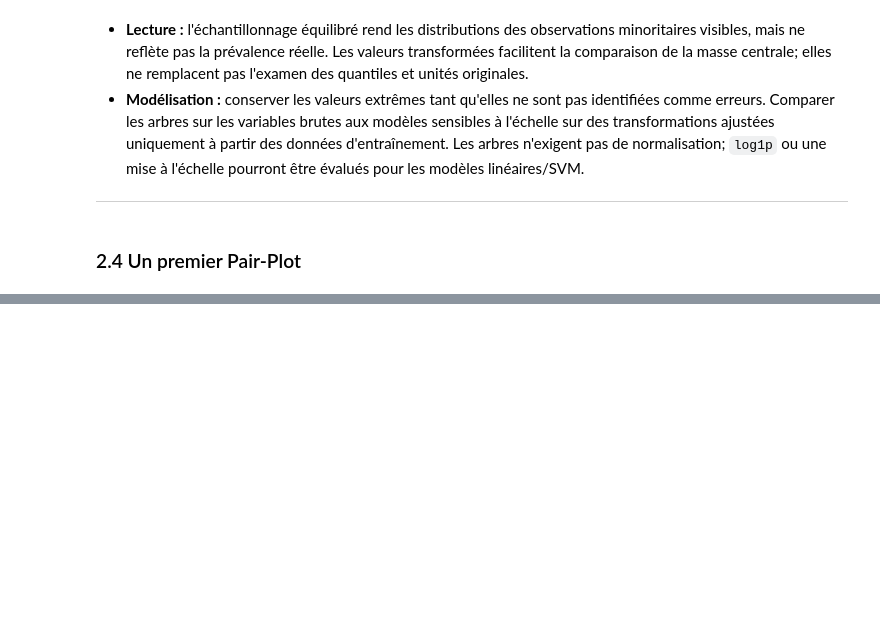
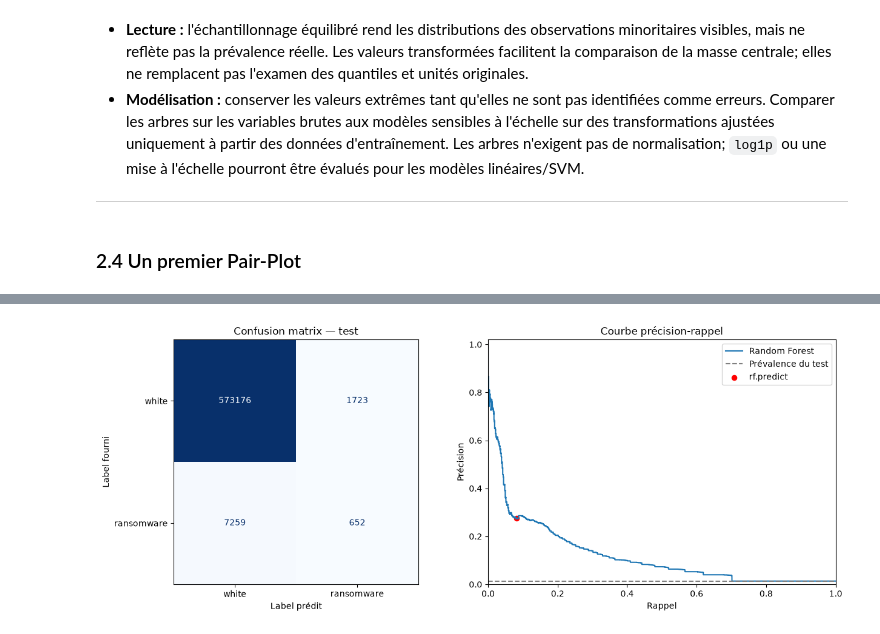
Before and after one commit to theo-mcl/ml-dm-bitcoin-heist, a Jupyter notebook: notebook.ipynb, the cells around one changed output, grey strips where cells are left out. Saved outputs shown, nothing was run; the diff lists cells and outputs as text; code cells hidden in the pictures; blank space fills up the shorter version.

Commit message:
random forest debut

```diff
--- a/notebook.ipynb
+++ b/notebook.ipynb
@@ -241,0 +428,19 @@ fn.pair_plot(df,
+# %%
+rf = RandomForestClassifier(
+    n_estimators=101,
+    criterion='entropy',
+    max_features='sqrt',
+    bootstrap=True,
+    class_weight=None,
+    random_state=42,
+    n_jobs=2,
+)
+rf.fit(Xtrain, ytrain)
+
+# Même score et même erreur de généralisation que dans le chapitre 12.
+print("Training score: %g" % rf.score(Xtrain, ytrain))
+print("Generalization score: %g" % rf.score(Xtest, ytest))
+print("Generalization error: %g" % (1. - rf.score(Xtest, ytest)))
+
+# Comparaison indispensable : prédire toujours white peut donner une accuracy élevée.
+print("Always-white score: %g" % np.mean(ytest == 0))
@@ -241,0 +464,59 @@ fn.pair_plot(df,
+# %%
+ypredict = rf.predict(Xtest)
+positive_column = int(np.flatnonzero(rf.classes_ == 1)[0])
+yproba = rf.predict_proba(Xtest)[:, positive_column]
+misclass = np.not_equal(ypredict, ytest)
+
+cm = confusion_matrix(ytest, ypredict, labels=[0, 1])
+TN, FP, FN, TP = cm.ravel()
+metrics = pd.Series({
+    "Accuracy": rf.score(Xtest, ytest),
+    "Précision (classe 1)": precision_score(ytest, ypredict, zero_division=0),
+    "Rappel (classe 1)": recall_score(ytest, ypredict, zero_division=0),
+    "F1 (classe 1)": f1_score(ytest, ypredict, zero_division=0),
+    "Average Precision": average_precision_score(ytest, yproba),
+    "Prévalence positive du test": ytest.mean(),
+    "FP / TP": FP / TP if TP else np.nan,
+    "TN": TN, "FP": FP, "FN": FN, "TP": TP,
+    "Nombre d'erreurs": int(misclass.sum()),
+}, name="Résultat")
+display(metrics.to_frame().round(4))
+
+# Rapport complet sous forme de tableau plutôt que texte tronqué.
+report = classification_report(
+    ytest, ypredict, labels=[0, 1],
+    target_names=["white (non signalé)", "ransomware signalé"],
+    output_dict=True, zero_division=0,
+)
+display(pd.DataFrame(report).T.round(4))
+
+fig, axes = plt.subplots(1, 2, figsize=(13, 5))
+ConfusionMatrixDisplay(cm, display_labels=["white", "ransomware"]).plot(
+    ax=axes[0], cmap="Blues", values_format="d", colorbar=False,
+)
+axes[0].set_title("Confusion matrix — test")
+axes[0].set_xlabel("Label prédit")
+axes[0].set_ylabel("Label fourni")
+precision, recall, thresholds = precision_recall_curve(ytest, yproba)
+axes[1].step(recall, precision, where="post", label="Random Forest")
+axes[1].axhline(ytest.mean(), color="gray", linestyle="--", label="Prévalence du test")
+axes[1].scatter(metrics["Rappel (classe 1)"], metrics["Précision (classe 1)"],
+                color="red", s=35, label="rf.predict")
+axes[1].set(xlabel="Rappel", ylabel="Précision", title="Courbe précision-rappel",
+            xlim=(0, 1), ylim=(0, 1.02))
+axes[1].legend()
+plt.tight_layout()
+plt.show()
+
+# Même démarche que Xmisclass / ymisclass dans le cours, mais limiter
+# l'affichage à 10 lignes pour éviter une sortie de plusieurs milliers de cas.
+misclass_indices = np.flatnonzero(misclass)
+examples = misclass_indices[:10]
+Xmisclass = Xtest[examples]
+ymisclass = ytest[examples]
+errors = df.iloc[test_indices[examples]][["address", "label", *features]].copy()
+errors["ytest"] = ymisclass
+errors["ypredict"] = ypredict[examples]
+errors["score_ransomware"] = yproba[examples]
+display(errors)
+# %% [output]
@@ -241,0 +542 @@ fn.pair_plot(df,
+[figure, added]
```
Also changed, not shown: parts of 20 cells of this notebook, 2 other files.
